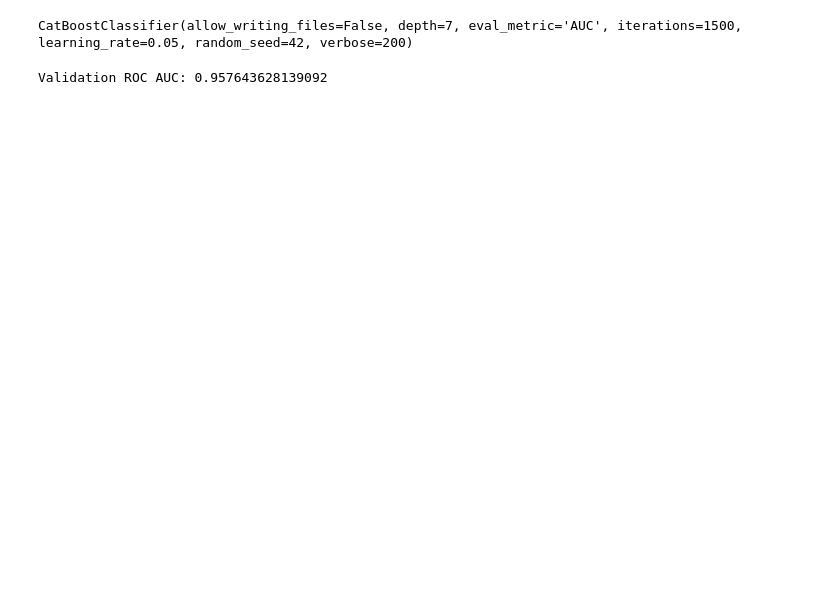
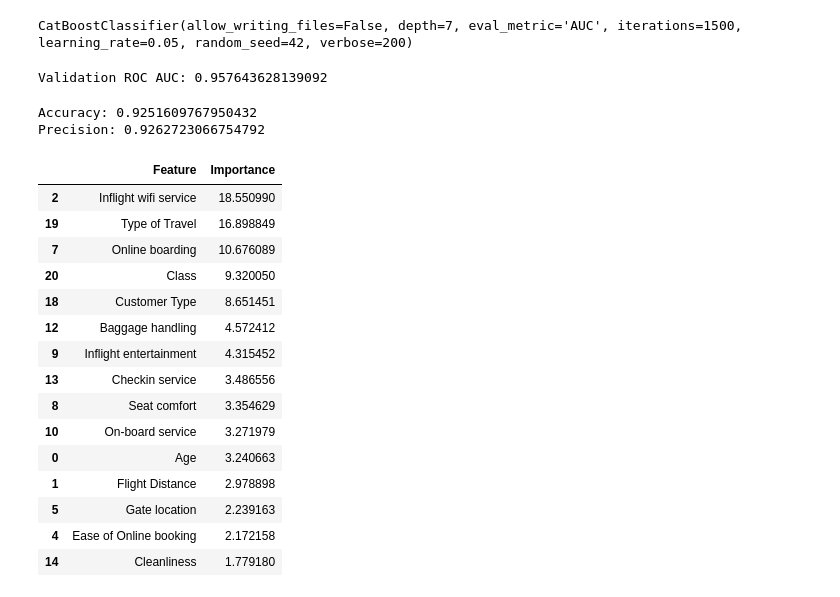
Before and after one commit to harishtadwal/kaggle-airline-satisfaction, a Jupyter notebook: airline-satisfaction.ipynb, the cells around one changed output. Drawn from its saved outputs; the diff is of its cells as text; code cells hidden in the pictures; blank space fills up the shorter version.

```diff
--- a/airline-satisfaction.ipynb
+++ b/airline-satisfaction.ipynb
@@ -270,3 +270,37 @@ auc = roc_auc_score(y_test, valid_probs)
 print("Validation ROC AUC:", auc)
 # %% [output]
 Validation ROC AUC: 0.957643628139092
+# %%
+from sklearn.metrics import accuracy_score, precision_score
+valid_preds = valid_probs >= 0.5
+print("Accuracy:", accuracy_score(y_test, valid_preds))
+print("Precision:", precision_score(y_test, valid_preds))
+# %% [output]
+Accuracy: 0.9251609767950432
+Precision: 0.9262723066754792
+# %%
+import pandas as pd
+
+importance_df = pd.DataFrame({
+    "Feature": X_train.columns,
+    "Importance": model.feature_importances_
+}).sort_values("Importance", ascending=False)
+
+display(importance_df.head(15))
+# %% [output]
+|  | Feature | Importance |
+| 2 | Inflight wifi service | 18.550990 |
+| 19 | Type of Travel | 16.898849 |
+| 7 | Online boarding | 10.676089 |
+| 20 | Class | 9.320050 |
+| 18 | Customer Type | 8.651451 |
+| 12 | Baggage handling | 4.572412 |
+| 9 | Inflight entertainment | 4.315452 |
+| 13 | Checkin service | 3.486556 |
+| 8 | Seat comfort | 3.354629 |
+| 10 | On-board service | 3.271979 |
+| 0 | Age | 3.240663 |
+| 1 | Flight Distance | 2.978898 |
+| 5 | Gate location | 2.239163 |
+| 4 | Ease of Online booking | 2.172158 |
+| 14 | Cleanliness | 1.779180 |
```
Also changed, not shown: parts of 2 cells of this notebook.
